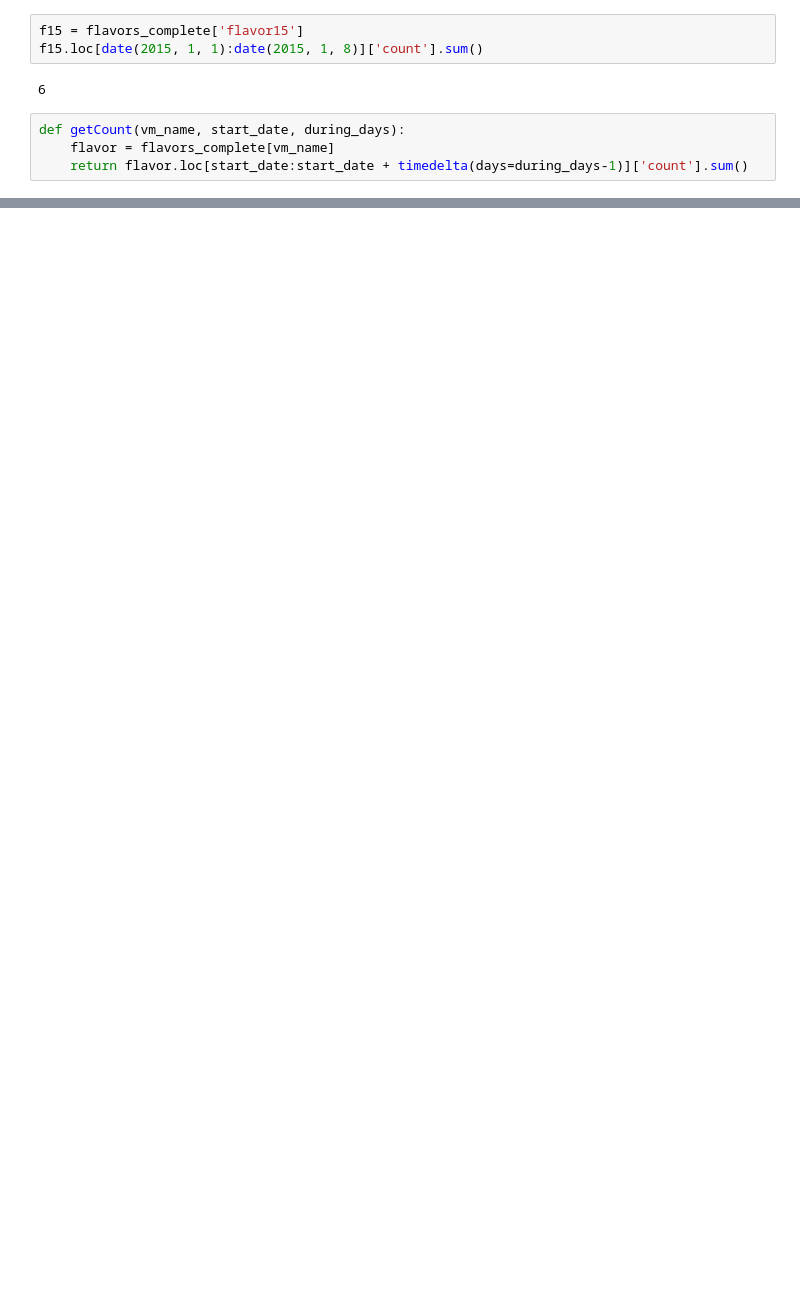
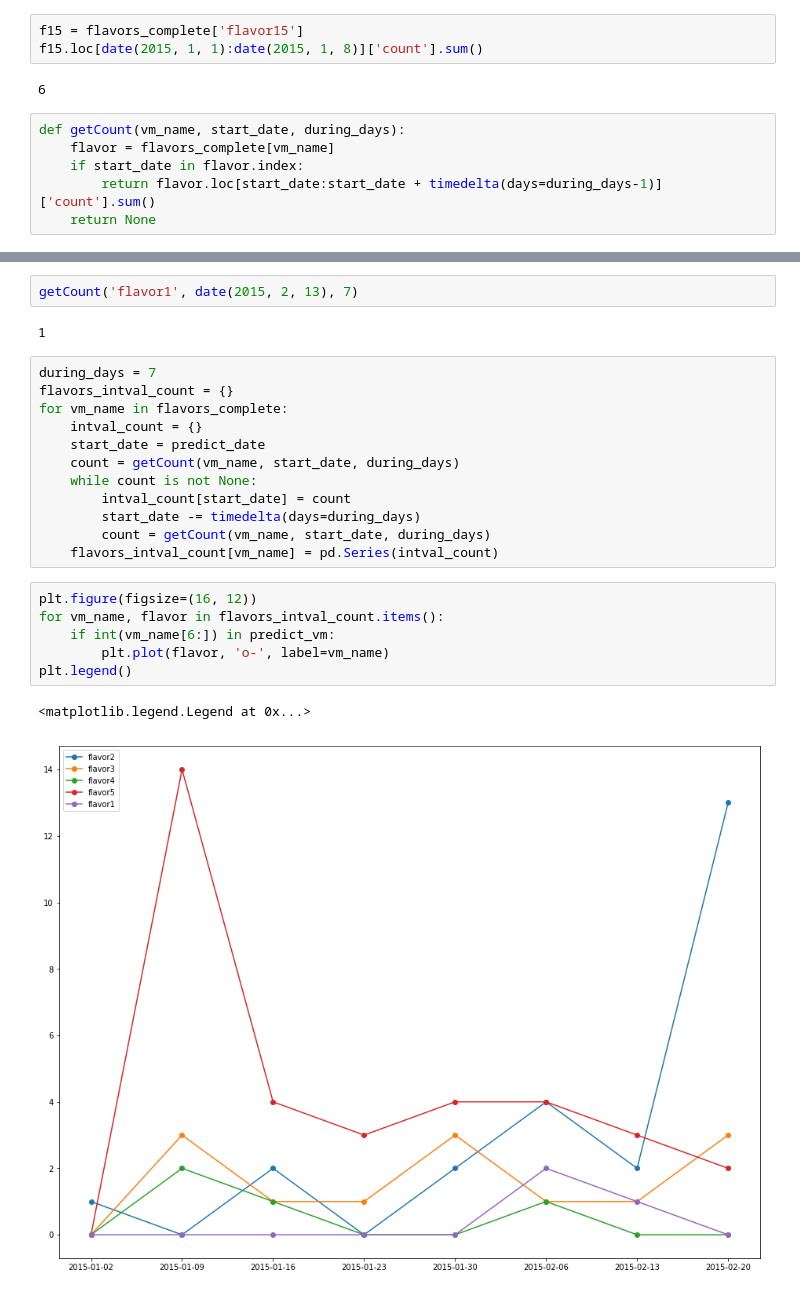
Before and after one commit to netcan/2018-HUAWEI-Codecraft, a Jupyter notebook: auxiliary/flavor_analysis.ipynb, the cells around one changed output, grey strips where cells are left out. Cells and saved outputs as stored; diff of their text form; blank space fills up the shorter version.

```diff
--- a/auxiliary/flavor_analysis.ipynb
+++ b/auxiliary/flavor_analysis.ipynb
@@ -63,4 +76,6 @@ f15.loc[date(2015, 1, 1):date(2015, 1, 8)]['count'].sum()
 # %%
 def getCount(vm_name, start_date, during_days):
     flavor = flavors_complete[vm_name]
-    return flavor.loc[start_date:start_date + timedelta(days=during_days-1)]['count'].sum()
+    if start_date in flavor.index:
+        return flavor.loc[start_date:start_date + timedelta(days=during_days-1)]['count'].sum()
+    return None
@@ -114,0 +120,25 @@ flavors_complete['flavor8']
+# %%
+getCount('flavor1', date(2015, 2, 13), 7)
+# %% [output]
+1
+# %%
+during_days = 7
+flavors_intval_count = {}
+for vm_name in flavors_complete:
+    intval_count = {}
+    start_date = predict_date
+    count = getCount(vm_name, start_date, during_days)
+    while count is not None:
+        intval_count[start_date] = count
+        start_date -= timedelta(days=during_days)
+        count = getCount(vm_name, start_date, during_days)
+    flavors_intval_count[vm_name] = pd.Series(intval_count)
+# %%
+plt.figure(figsize=(16, 12))
+for vm_name, flavor in flavors_intval_count.items():
+    if int(vm_name[6:]) in predict_vm:
+        plt.plot(flavor, 'o-', label=vm_name)
+plt.legend()
+# %% [output]
+<matplotlib.legend.Legend at 0x...>
+[figure, added]
```
Also changed, not shown: parts of 13 cells of this notebook, 4 other files.
